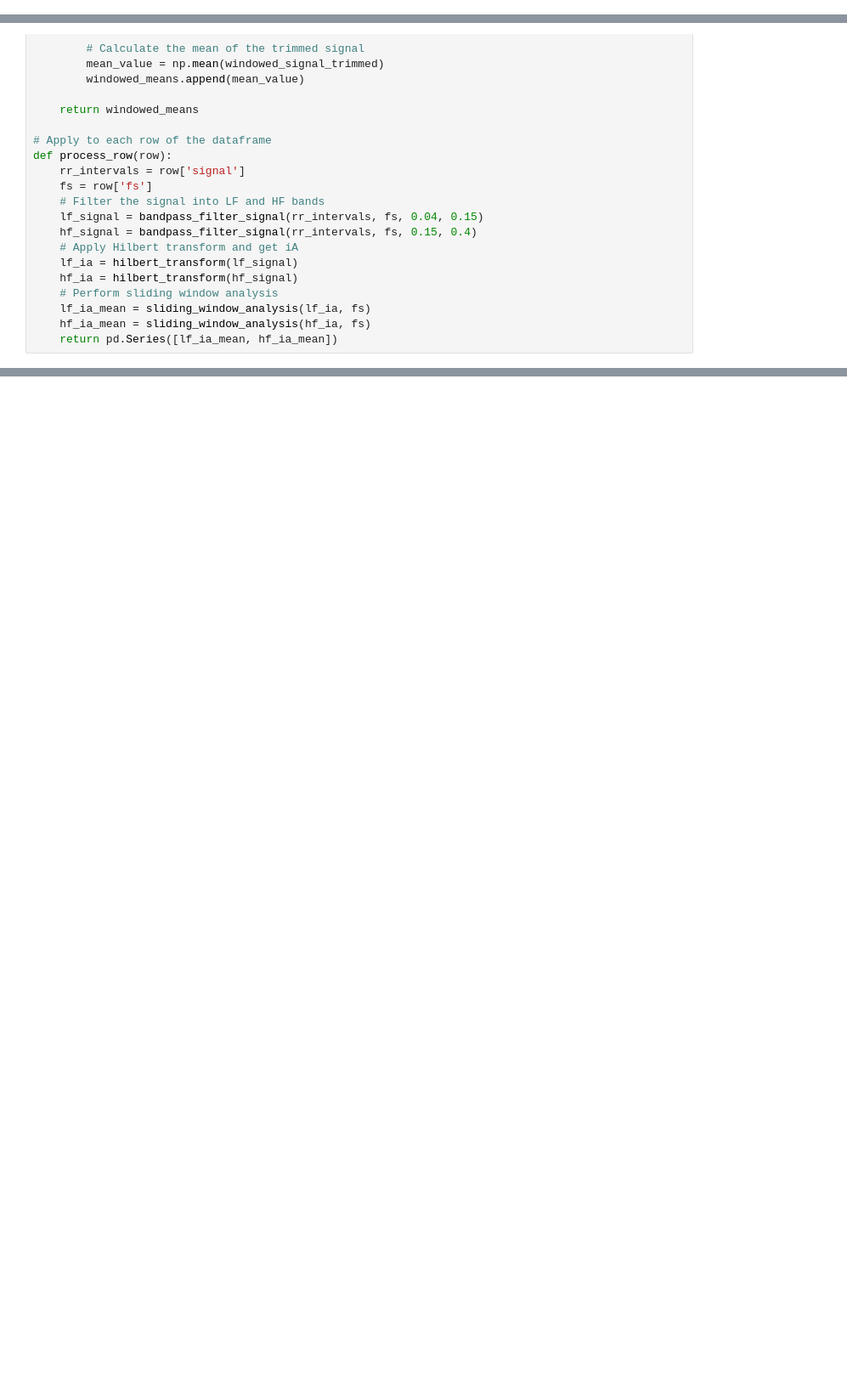
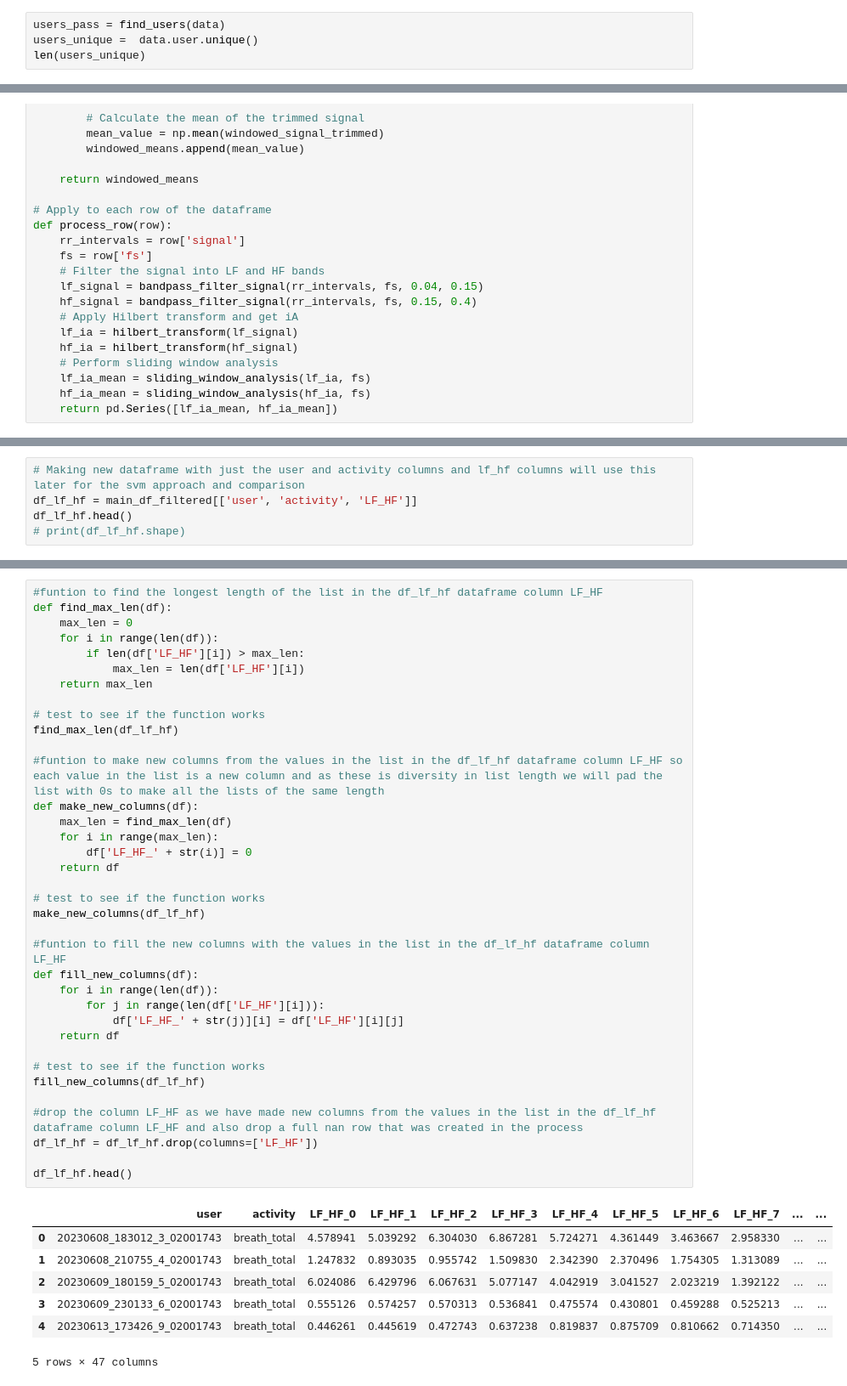
Before and after one commit to mehakrafiq/eval_lh_hf, a Jupyter notebook: signal_analysis.ipynb, the cells around one changed output, grey strips where cells are left out. Shown: that part at 85% size. Cells and saved outputs as stored; diff of their text form; blank space fills up the shorter version.

```diff
--- a/signal_analysis.ipynb
+++ b/signal_analysis.ipynb
@@ -58,3 +61,7 @@ data.head(15)
 | 12 | 20230608_183012_3_02001743 | 42 | 0 | Breath_4 | 130 | 3 | 2 | 113 | [805, 803, 796, 771, 783, 765, 77... | [805.0, 803.0, 796.0, 771.0, 783.... | 0.869231 |
 | 13 | 20230608_183012_3_02001743 | 42 | 0 | Rest_End | 185 | 3 | 0 | 191 | [808, 782, 766, 776, 740, 752, 72... | [808.0, 782.0, 766.0, 776.0, 740.... | 1.032432 |
 | 14 | 20230608_210755_4_02001743 | 13 | 0 | Rest_Start | 185 | 0 | 4 | 217 | [750, 649, 690, 697, 682, 655, 58... | [750.0, 649.0, 690.0, 697.0, 682.... | 1.172973 |
+# %%
+users_pass = find_users(data)
+users_unique =  data.user.unique()
+len(users_unique)
@@ -450,0 +441,5 @@ main_df_filtered.head()
+# %%
+# Making new dataframe with just the user and activity columns and lf_hf columns will use this later for the svm approach and comparison
+df_lf_hf = main_df_filtered[['user', 'activity', 'LF_HF']]
+df_lf_hf.head()
+# print(df_lf_hf.shape)
@@ -450,0 +471,44 @@ main_df_filtered.head()
+# %%
+#funtion to find the longest length of the list in the df_lf_hf dataframe column LF_HF
+def find_max_len(df):
+    max_len = 0
+    for i in range(len(df)):
+        if len(df['LF_HF'][i]) > max_len:
+            max_len = len(df['LF_HF'][i])
+    return max_len
+
+# test to see if the function works
+find_max_len(df_lf_hf)
+
+#funtion to make new columns from the values in the list in the df_lf_hf dataframe column LF_HF so each value in the list is a new column and as these is diversity in list length we will pad the list with 0s to make all the lists of the same length
+def make_new_columns(df):
+    max_len = find_max_len(df)
+    for i in range(max_len):
+        df['LF_HF_' + str(i)] = 0
+    return df
+
+# test to see if the function works
+make_new_columns(df_lf_hf)
+
+#funtion to fill the new columns with the values in the list in the df_lf_hf dataframe column LF_HF
+def fill_new_columns(df):
+    for i in range(len(df)):
+        for j in range(len(df['LF_HF'][i])):
+            df['LF_HF_' + str(j)][i] = df['LF_HF'][i][j]
+    return df
+
+# test to see if the function works
+fill_new_columns(df_lf_hf)
+
+#drop the column LF_HF as we have made new columns from the values in the list in the df_lf_hf dataframe column LF_HF and also drop a full nan row that was created in the process
+df_lf_hf = df_lf_hf.drop(columns=['LF_HF'])
+
+df_lf_hf.head()
+# %% [output]
+|  | user | activity | LF_HF_0 | LF_HF_1 | LF_HF_2 | LF_HF_3 | LF_HF_4 | LF_HF_5 | LF_HF_6 | LF_HF_7 | ... | ... |
+| 0 | 20230608_183012_3_02001743 | breath_total | 4.578941 | 5.039292 | 6.304030 | 6.867281 | 5.724271 | 4.361449 | 3.463667 | 2.958330 | ... | ... |
+| 1 | 20230608_210755_4_02001743 | breath_total | 1.247832 | 0.893035 | 0.955742 | 1.509830 | 2.342390 | 2.370496 | 1.754305 | 1.313089 | ... | ... |
+| 2 | 20230609_180159_5_02001743 | breath_total | 6.024086 | 6.429796 | 6.067631 | 5.077147 | 4.042919 | 3.041527 | 2.023219 | 1.392122 | ... | ... |
+| 3 | 20230609_230133_6_02001743 | breath_total | 0.555126 | 0.574257 | 0.570313 | 0.536841 | 0.475574 | 0.430801 | 0.459288 | 0.525213 | ... | ... |
+| 4 | 20230613_173426_9_02001743 | breath_total | 0.446261 | 0.445619 | 0.472743 | 0.637238 | 0.819837 | 0.875709 | 0.810662 | 0.714350 | ... | ... |
+5 rows × 47 columns
```
Also changed, not shown: parts of 21 cells of this notebook.
